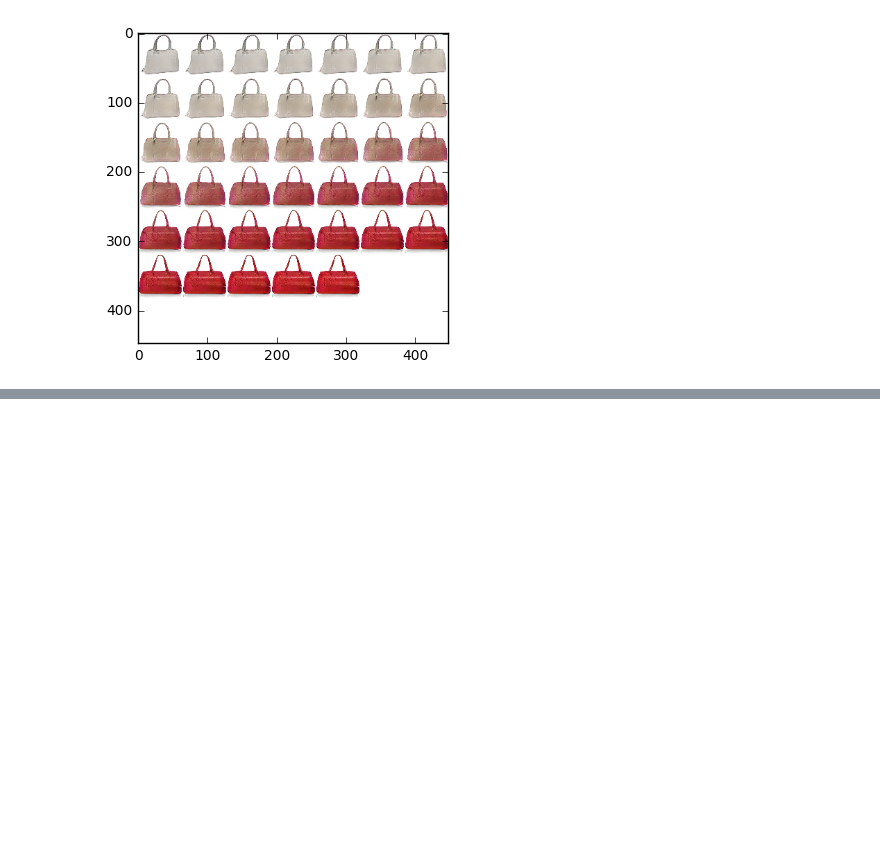
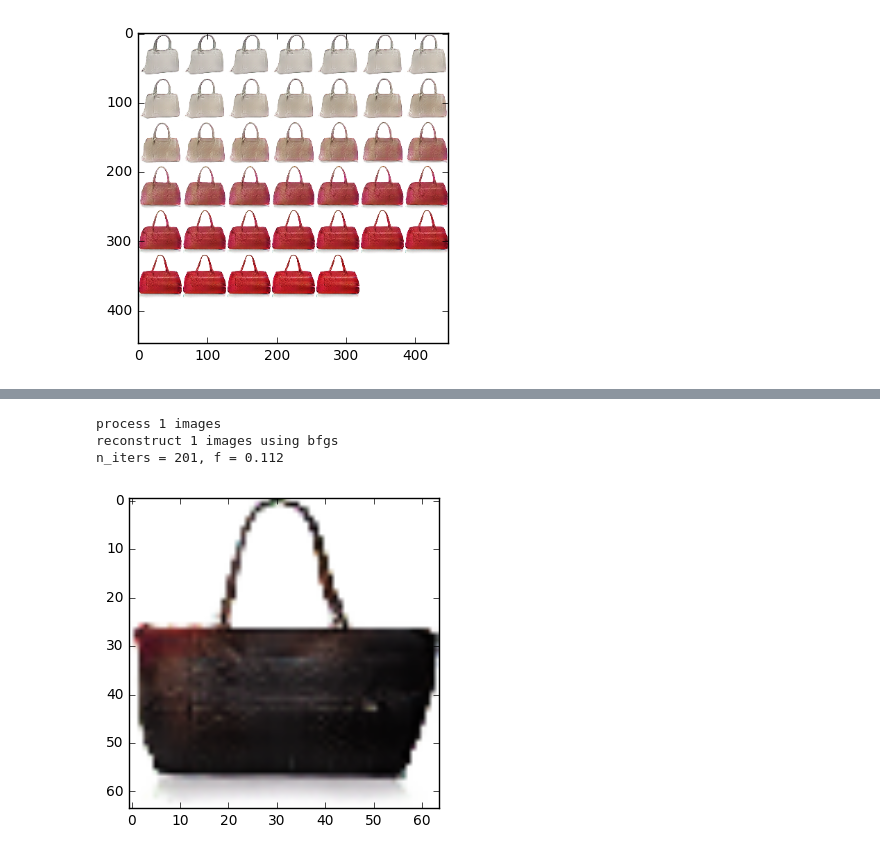
Before and after one commit to JustisK/iGAN, a Jupyter notebook: aia.ipynb, the cells around one changed output, grey strips where cells are left out. Drawn from its saved outputs; the diff is of its cells as text; code cells hidden in the pictures; blank space fills up the shorter version.

```diff
--- a/aia.ipynb
+++ b/aia.ipynb
@@ -141,0 +149,7 @@ aia.display_image(vis)
+# %%
+aia.display_image(net.imagify(net.analogize(z0, z1, net.get_lv(img2))))
+# %% [output]
+process 1 images
+reconstruct 1 images using bfgs
+n_iters = 201, f = 0.112
+[figure, added]
```
Also changed, not shown: parts of 5 cells of this notebook, 1 other file.
